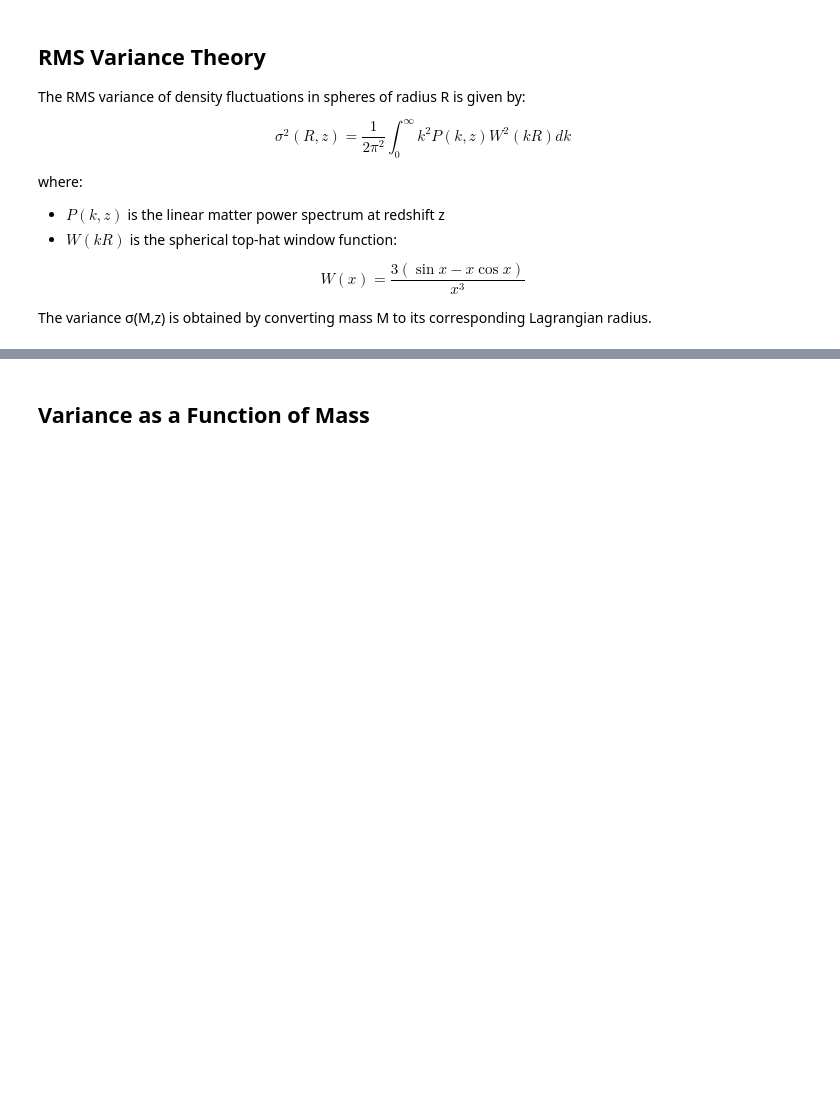
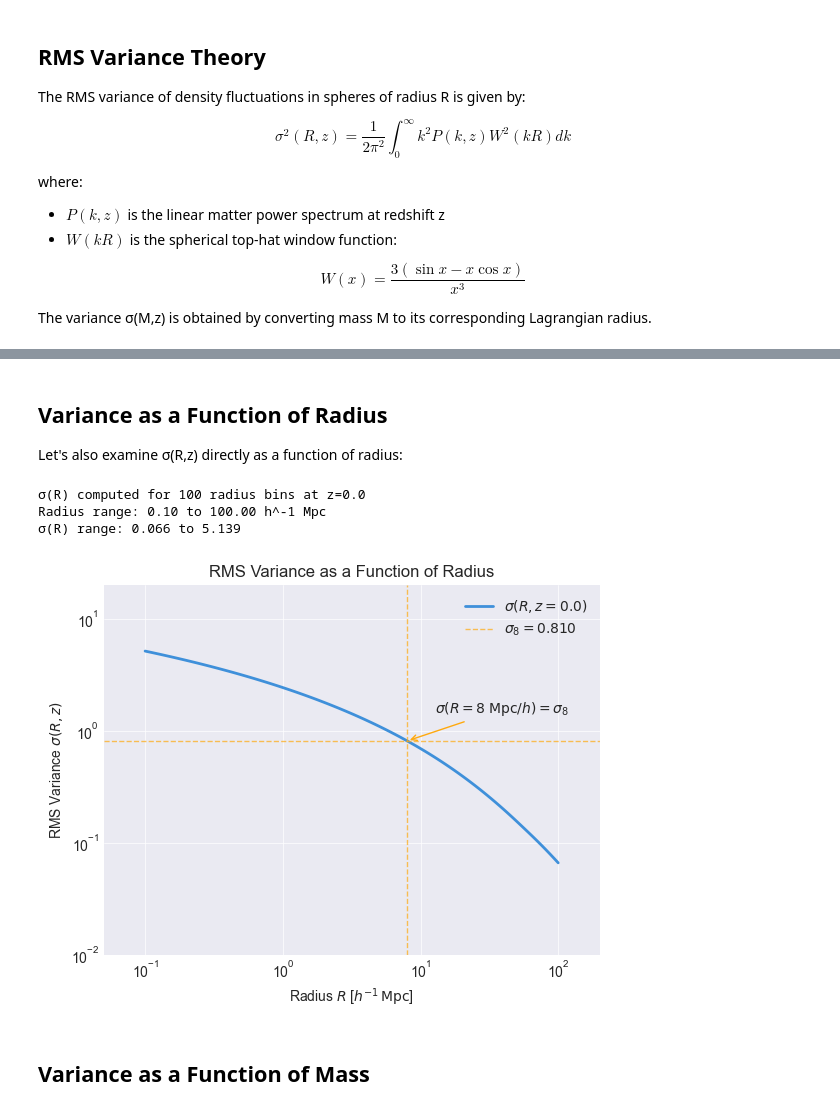
Before and after one commit to fkeruzore/halox, a Jupyter notebook: notebooks/lss.ipynb, the cells around one changed output, grey strips where cells are left out. Cells and saved outputs as stored; diff of their text form; code cells hidden in the pictures; blank space fills up the shorter version.

```diff
--- a/notebooks/lss.ipynb
+++ b/notebooks/lss.ipynb
@@ -42,18 +33,0 @@ This provides a fundamental length scale associated with a given mass scale in t
-# %%
-# Mass range from 10^8 to 10^16 h^-1 M_sun
-M = jnp.logspace(8, 16, 100)
-
-# Compute Lagrangian radii
-R_lag = lss.mass_to_lagrangian_radius(M, cosmo)
-
-print(f"Mass range: {M.min():.2e} to {M.max():.2e} h^-1 M_sun")
-print(
-    f"Lagrangian radius range: {R_lag.min():.2f} to {R_lag.max():.2f} h^-1 Mpc"
-)
-
-# Some characteristic scales
-M_char = jnp.array([1e10, 1e12, 1e14, 1e15])
-R_char = lss.mass_to_lagrangian_radius(M_char, cosmo)
-print("\nCharacteristic mass-radius relationships:")
-for m, r in zip(M_char, R_char):
-    print(f"  M = {m:.0e} h^-1 M_sun  →  R = {r:.3f} h^-1 Mpc")
@@ -134,2 +48,59 @@ Corresponding σ_8 normalization: 0.8102
+# %% [markdown]
+## Variance as a Function of Radius
+
+Let's also examine σ(R,z) directly as a function of radius:
+# %%
+# Radius range from 0.1 to 100 h^-1 Mpc
+R = jnp.logspace(-1, 2, 100)
+z = 0.0
+
+# Compute sigma(R) at z=0
+sigma_R_z0 = lss.sigma_R(R, z, cosmo)
+
+print(f"σ(R) computed for {len(R)} radius bins at z={z}")
+print(f"Radius range: {R.min():.2f} to {R.max():.2f} h^-1 Mpc")
+print(f"σ(R) range: {sigma_R_z0.min():.3f} to {sigma_R_z0.max():.3f}")
+# %% [output]
+σ(R) computed for 100 radius bins at z=0.0
+Radius range: 0.10 to 100.00 h^-1 Mpc
+σ(R) range: 0.066 to 5.139
+# %%
+# Plot sigma(R) at z=0
+fig, ax = plt.subplots()
+ax.loglog(
+    R, sigma_R_z0, linewidth=2, color="C0", label=f"$\\sigma(R, z={z:.1f})$"
+)
+
+# Add horizontal line at σ_8 and vertical line at R_8
+ax.axhline(
+    cosmo.sigma8,
+    color="C1",
+    linestyle="--",
+    alpha=0.7,
+    label=f"$\\sigma_8 = {cosmo.sigma8:.3f}$",
+)
+ax.axvline(8.0, color="C1", linestyle="--", alpha=0.7)
+
+# Annotate R_8
+ax.annotate(
+    "$\sigma(R=8 \\; {\\rm Mpc}/h) = \\sigma_8$",
+    (8.0, cosmo.sigma8),
+    xytext=(20, 20),
+    textcoords="offset points",
+    arrowprops=dict(arrowstyle="->", color="C1"),
+    fontsize=10,
+)
+
+ax.set_xlabel(r"Radius $R$ [$h^{-1} \, {\rm Mpc}$]")
+ax.set_ylabel(r"RMS Variance $\sigma(R,z)$")
+ax.set_title("RMS Variance as a Function of Radius")
+ax.set_xlim(0.05, 200)
+ax.set_ylim(0.01, 20)
+ax.legend()
+ax.xaxis.set_ticks_position("both")
+ax.yaxis.set_ticks_position("both")
+ax.grid(True, alpha=1.0)
+# %% [output]
+[figure, new version]
 # %% [markdown]
 ## Variance as a Function of Mass
```
Also changed, not shown: parts of 13 cells of this notebook, 6 other files.
